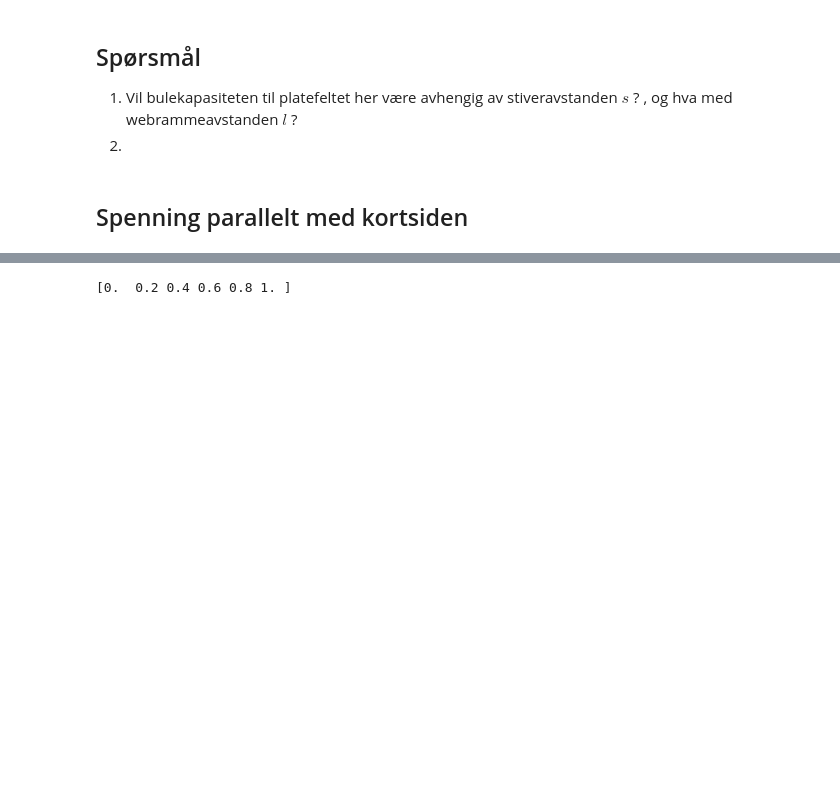
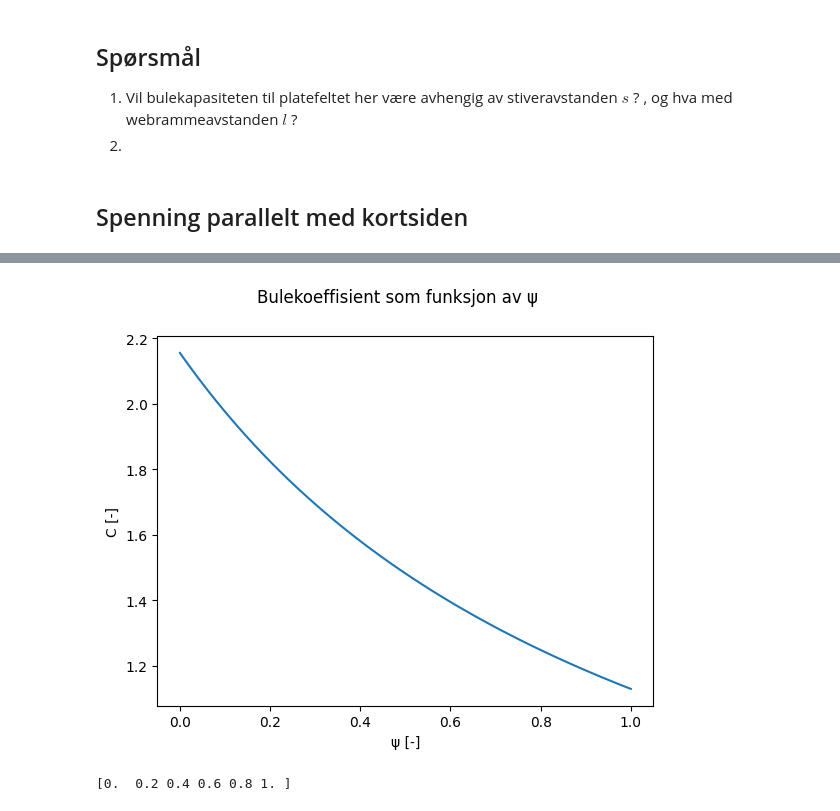
Before and after one commit to skipsing/skipsdesign4, a Jupyter notebook: ressurser/bulekoeffisient.ipynb, the cells around one changed output, grey strips where cells are left out. Cells and saved outputs as stored; diff of their text form; code cells hidden in the pictures; blank space fills up the shorter version.

```diff
--- a/ressurser/bulekoeffisient.ipynb
+++ b/ressurser/bulekoeffisient.ipynb
@@ -60,28 +60,48 @@ plt.show()
 # %% [markdown]
 ![buleark](https://cdn.jsdelivr.net/gh/skipsing/skipsdesign4/knekking-buling/images/bulekoeffisient_tverrs.PNG)
 # %%
-
 %matplotlib inline
 
 # Itererbart intervall for psi fra -1 til 1
-psi_interval = np.linspace(-1 , 1 , 100 )
+psi_interval = np.linspace( 0 , 1 , 100 )
 
-# Itererbart intervall for psi fra -1 til 1
-s_over_l_interval = np.linspace( 0.25 , 1 , 6 ) # Vi ser her typisk på fra 4 spant "vanlig" panel til rektangulært panel.
+# aspektforhold plate
+s_over_l = 0.25
 
-
+C_e0 = (1 + ( s_over_l )**2 )**2 * ((2.1) / ( 0 + 1.1))
 
 x_verdier = []
 y_verdier = []
 
 for psi in psi_interval:
     # Ved strekk
     if psi < 0:
-        bulekoeffisient = 7.6 - 6.4 * psi + 10 * psi ** 2
+        if s_over_l**(-1) <= (3/2 ):
+            C_f = 24 * (s_over_l)**2
+
+        else :
+            C_f = 2 + 16 * ( s_over_l )**2 + 8 * ( s_over_l ) ** 4
+
+        bulekoeffisient = ( 1 + abs(psi) ) * C_e0 - abs(psi) * C_f + 10 * abs(psi) * ( 1 + abs(psi) ) + ( s_over_l )**2
+
+#bulekoeffisient = ( 1 + psi ) * C_e0 - psi * C_f + 10 * psi * ( 1 + psi ) + ( s_over_l )**2
+
     # Ingen strekk
     else:
-        bulekoeffisient = 8.4 / ( psi + 1.1 )
+        bulekoeffisient = (1 + ( s_over_l )**2 )**2 * ((2.1) / ( psi + 1.1))
+
     # Lagrer i lister for plot
     x_verdier.append(psi)
     y_verdier.append(bulekoeffisient)
+
+
+# Plotter
+
+plt.suptitle('Bulekoeffisient som funksjon av ψ')
+plt.ylabel('C [-]')
+plt.xlabel('ψ [-]')
+plt.plot(x_verdier , y_verdier)
+plt.show()
+# %% [output]
+[figure, added]
 # %%
```
Also changed, not shown: parts of 2 cells of this notebook, 6 other files.
